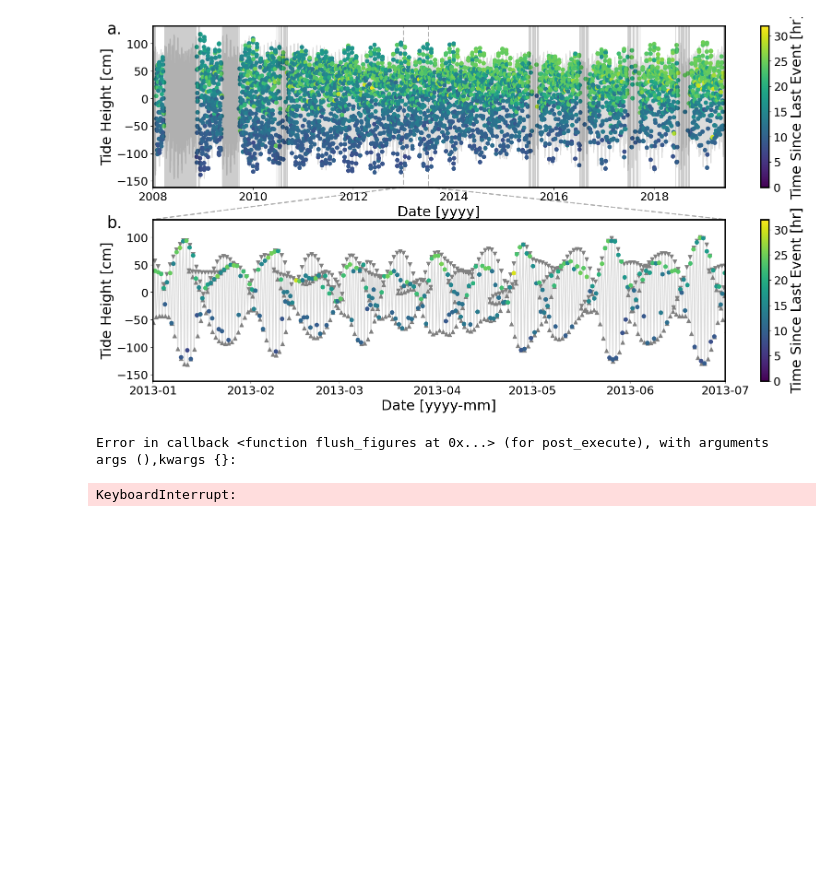
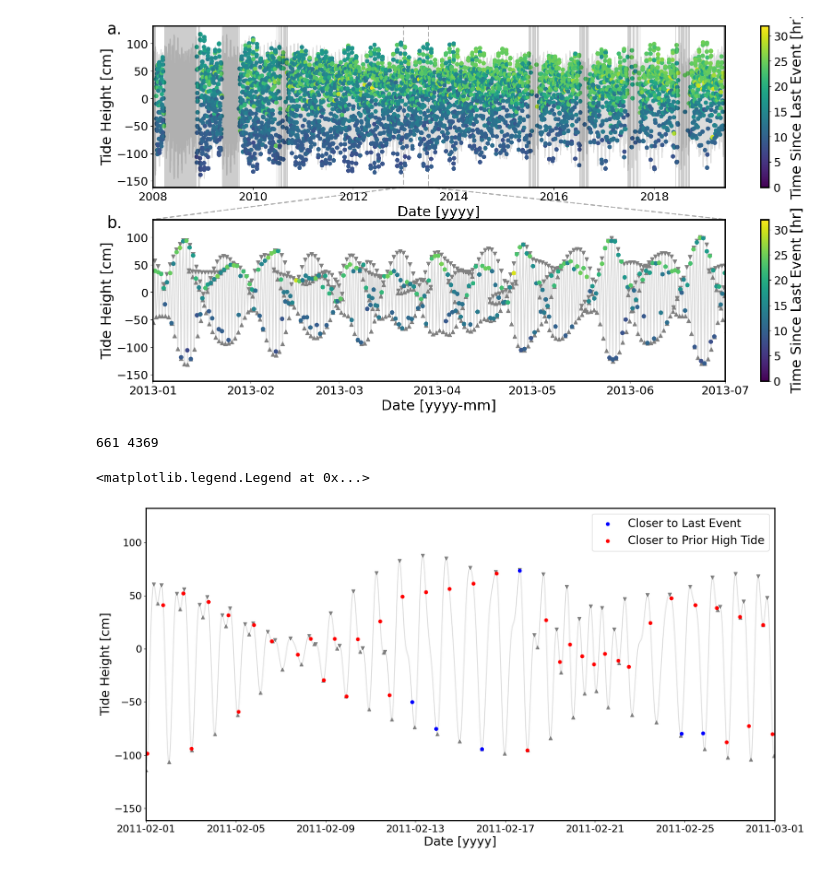
Before and after one commit to zsk4/WhillansCatalogPaper, a Jupyter notebook: Figure3,4/LowTideSlips.ipynb, the cells around one changed output. Drawn from its saved outputs; the diff is of its cells as text; code cells hidden in the pictures; blank space fills up the shorter version.

```diff
--- a/Figure3,4/LowTideSlips.ipynb
+++ b/Figure3,4/LowTideSlips.ipynb
@@ -344,11 +344,11 @@ def dists(ev_data, place):
     # https://stackoverflow.com/questions/4624970/finding-local-maxima-minima-with-numpy-in-a-1d-numpy-array
 
     # Get as indices
-    pks = scipy.signal.find_peaks(ev_data[f"tides{place}"], distance=60 / spacing * 3)[
+    pks = scipy.signal.find_peaks(ev_data[f"tides{place}"], distance=60 / spacing * 1)[
         0
     ]  # Require 5 hrs between peaks
     vlys = scipy.signal.find_peaks(
-        -1 * ev_data[f"tides{place}"], distance=60 / spacing * 3
+        -1 * ev_data[f"tides{place}"], distance=60 / spacing * 1
     )[0]  # Require 5 hrs between valleys
 
     # Also save as times
@@ -396,11 +396,17 @@ def dists(ev_data, place):
     ht_to_highs = []
     ht_to_lows = []
     high_ht_closers = []
+    prior_highs = []
+    dist_to_prior_highs = []
     for i, event in enumerate(ev_data["ev_time"]):
         event = datetime.datetime.strptime(event, "%Y-%m-%d %H:%M:%S")
         closest_high = min(pk_times, key=lambda d: abs(d - event))
         dist_to_high = event - closest_high
         closest_low = min(vly_times, key=lambda d: abs(d - event))
+        prior_high = max([pk for pk in pk_times if pk < event])
+        prior_highs.append(prior_high)
+        dist_to_prior_high = event - prior_high
+        dist_to_prior_highs.append(dist_to_prior_high)
 
         ht_to_high = (
             ev_data[f"tide_event_time_{place}"][i]
@@ -444,6 +450,8 @@ def dists(ev_data, place):
         "vly_tide": vly_tide,
         "pk_date": pk_date,
         "pk_tide": pk_tide,
+        "prior_highs": prior_highs,
+        "dist_to_prior_highs": dist_to_prior_highs,
     }
     return dist_dict
 # %%
@@ -657,6 +665,55 @@ fig.tight_layout()
 [figure]
 # %%
 # Plot events colored by if closer to last event or a high tide peak
+
+fig, ax = plt.subplots(figsize=[20, 10])
+st = datetime.datetime(2011, 2, 1)
+ed = datetime.datetime(2011, 3, 1)
+st = datetime.datetime(2008, 1, 1)
+ed = datetime.datetime(2019, 6, 1)
+ax.plot(dates_timeseries, ev_data["tidesgz05"], zorder=0, color="gainsboro")
+
+hr_since_high = [a.total_seconds() / 3600 for a in dist_gz05["dist_to_prior_highs"]]
+hr_since_last_ev = [
+    (a.days * 24 * 3600 + a.seconds) / 3600 for a in ev_data["time_since_last_ev"]
+]
+
+closer_to_event = np.ma.masked_where(
+    np.array(hr_since_last_ev) > np.array(hr_since_high), ev_data["ev_time"]
+)
+closer_to_high = np.ma.masked_where(
+    np.array(hr_since_last_ev) < np.array(hr_since_high), ev_data["ev_time"]
+)
+
+closer_to_event_comp = np.ma.compressed(closer_to_event)
+closer_to_high_comp = np.ma.compressed(closer_to_high)
+print(len(closer_to_event_comp), len(closer_to_high_comp))
+
+cax = ax.scatter(
+    closer_to_event,
+    ev_data["tide_event_time_gz05"],
+    color="blue",
+    label="Closer to Last Event",
+)
+cax = ax.scatter(
+    closer_to_high,
+    ev_data["tide_event_time_gz05"],
+    color="red",
+    label="Closer to Prior High Tide",
+)
+
+ax.set_xlim(st, ed)
+ax.set_xlabel("Date [yyyy]", size=22)
+ax.set_ylabel("Tide Height [cm]", size=22)
+ax.xaxis.set_tick_params(labelsize=18)
+ax.yaxis.set_tick_params(labelsize=18)
+
+# ax.scatter(dist_gz05["pk_date"], dist_gz05["pk_tide"], zorder=0, color="gray", marker="v")
+# ax.scatter(
+#    dist_gz05["vly_date"], dist_gz05["vly_tide"], zorder=0, color="gray", marker="^"
+# )
+ax.legend(fontsize=20)
 # %% [output]
-Error in callback <function flush_figures at 0x...> (for post_execute), with arguments args (),kwargs {}:
+661 4369
-KeyboardInterrupt:
+<matplotlib.legend.Legend at 0x...>
+[figure, added]
```
Also changed, not shown: 21 other files.
